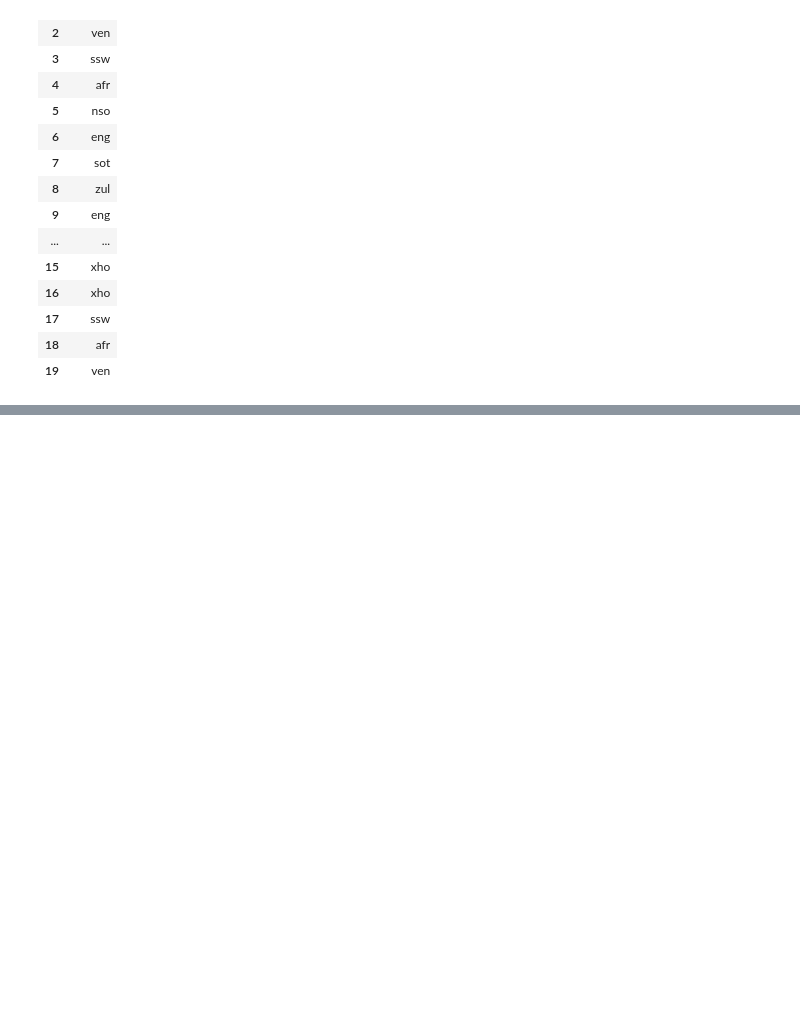
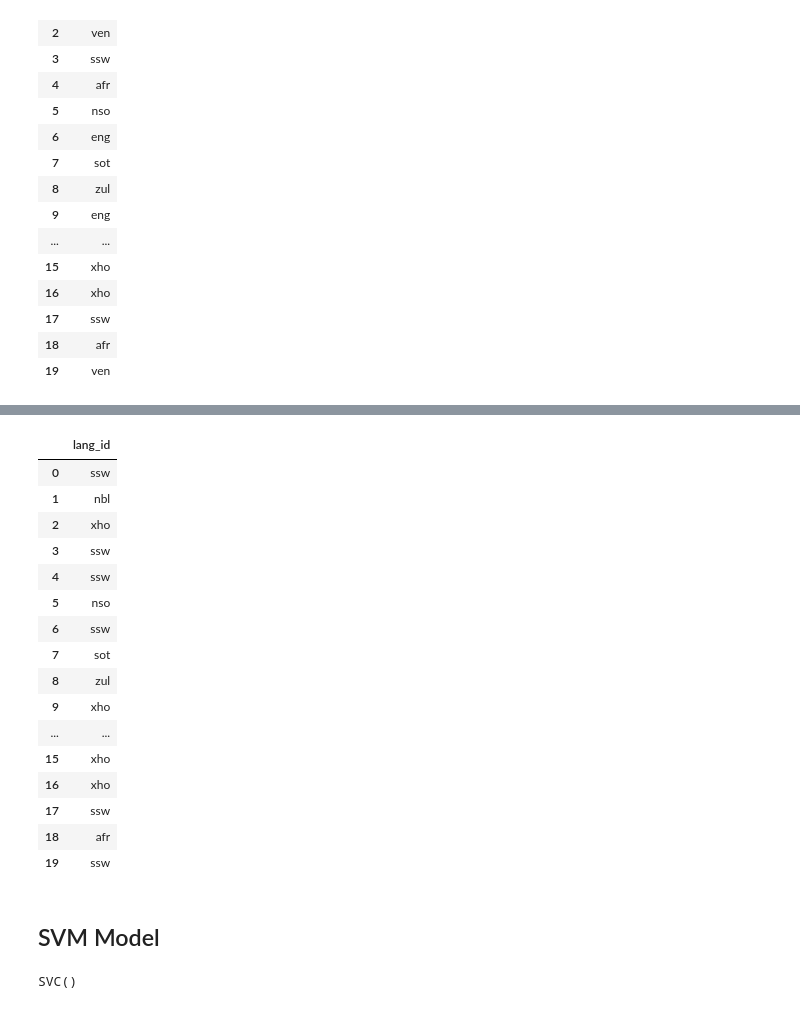
Before and after one commit to Emmantheo/Language-Classification-Hackathon, a Jupyter notebook: Language Classification Hackathon/language_identification_notebook.ipynb, the cells around one changed output, grey strips where cells are left out. Saved outputs shown, nothing was run; the diff lists cells and outputs as text; code cells hidden in the pictures; blank space fills up the shorter version.

```diff
--- a/Language Classification Hackathon/Untitled.ipynb
+++ b/Language Classification Hackathon/language_identification_notebook.ipynb
@@ -493,4 +503,4 @@ random_state = 1, test_size = 0.20)
 # %%
-model = MultinomialNB()
+model = MultinomialNB(alpha = 0.1, class_prior = None, fit_prior = True)
 model.fit(x_train, y_train)
 # %% [output]
@@ -531,0 +548,4 @@ submission.to_csv("submission.csv", index = False)
+# %%
+#Model Training using logistic regression
+log_re = LogisticRegression(multi_class='multinomial')
+log_re.fit(x_train, y_train)
@@ -531,0 +557,4 @@ submission.to_csv("submission.csv", index = False)
+# %%
+#Predicting the unseen data
+log_re.fit(X, y)
+pred__log_test = log_re.predict(bow_test)
@@ -531,0 +569,23 @@ submission.to_csv("submission.csv", index = False)
+# %%
+pred__log_test = le.inverse_transform(pred__log_test)
+# %%
+result_model = pd.DataFrame(pred__log_test, columns= ['lang_id'])
+result_model.head(20)
+# %% [output]
+|  | lang_id |
+| 0 | ssw |
+| 1 | nbl |
+| 2 | xho |
+| 3 | ssw |
+| 4 | ssw |
+| 5 | nso |
+| 6 | ssw |
+| 7 | sot |
+| 8 | zul |
+| 9 | xho |
+| ... | ... |
+| 15 | xho |
+| 16 | xho |
+| 17 | ssw |
+| 18 | afr |
+| 19 | ssw |
@@ -531,0 +596,8 @@ submission.to_csv("submission.csv", index = False)
+# %% [markdown]
+## SVM Model
+# %%
+#Model Training using Xgboost regression
+svc = SVC(kernel='rbf')
+svc.fit(x_train, y_train)
+# %% [output]
+SVC()
```
Also changed, not shown: parts of 33 cells of this notebook, 1 other file.
